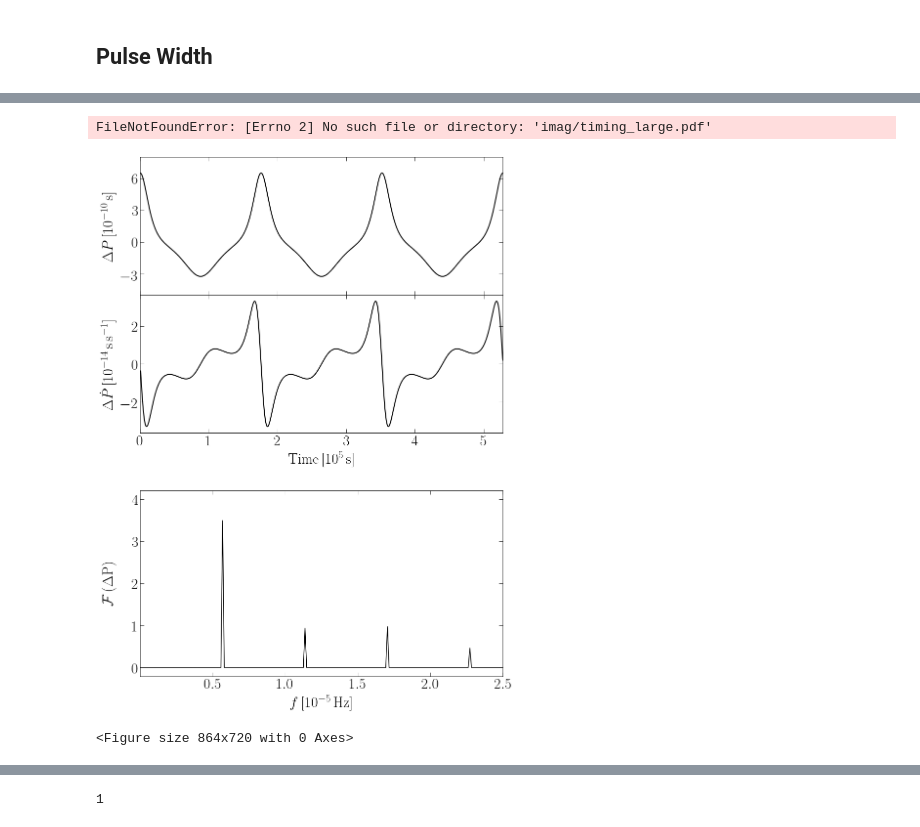
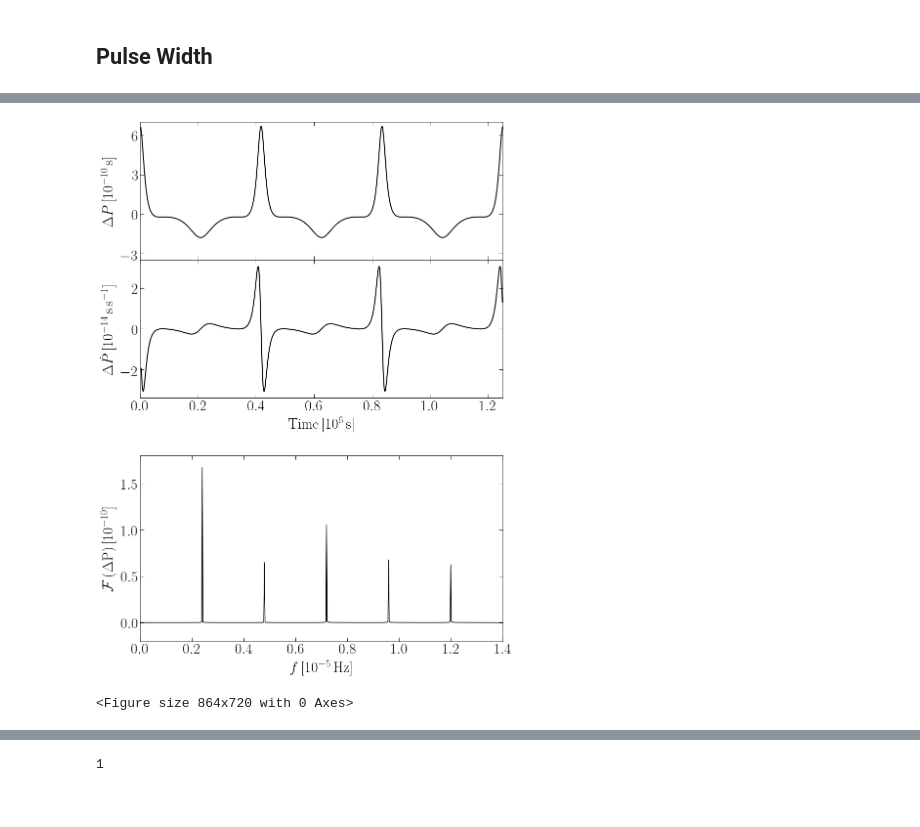
Before and after one commit to GravYong/Free_Precession_NS, a Jupyter notebook: timing.ipynb, the cells around one changed output, grey strips where cells are left out. Saved outputs shown, nothing was run; the diff lists cells and outputs as text; code cells hidden in the pictures.

```diff
--- a/timing.ipynb
+++ b/timing.ipynb
@@ -91,55 +93,54 @@ data3 = np.genfromtxt('data/timing_large.dat')
 t=data3[:,0]
 hp1=data3[:,1]
 dot1 = np.gradient(hp1)/np.gradient(t)
-top_axes[0].plot(t/1e5, hp1/1e-10, linewidth=2,color='k')
+top_axes[0].plot(t/1e6, hp1/1e-10, linewidth=2,color='k')
 top_axes[0].set_ylabel(r'$\Delta P\,[10^{-10}\,\rm{ s}]$',fontsize=30)
 top_axes[0].tick_params(labelsize=30)
 top_axes[0].yaxis.set_major_locator(y_major_locator1)
-top_axes[0].set_ylim(-5,8)
+top_axes[0].set_ylim(-3.5,7)
 
-top_axes[1].plot(t/1e5, dot1/1e-14, linewidth=2, color="k")
+top_axes[1].plot(t/1e6, dot1/1e-14, linewidth=2, color="k")
 top_axes[1].set_ylabel(r'$\Delta \dot{P}\,[10^{-14} \, {\rm s\,s^{-1}}]$',fontsize=30)
 top_axes[1].tick_params(labelsize=30)
-top_axes[1].set_xlabel(r'$\rm{Time\,[10^{5}\,s]}$',fontsize=30)
+top_axes[1].set_xlabel(r'$\rm{Time\,[10^{6}\,s]}$',fontsize=30)
 top_axes[1].yaxis.set_major_locator(y_major_locator2)
-top_axes[1].set_xlim(0,5.28162)
+top_axes[1].set_xlim(0,1.25168)
 
 bottomax = fig.add_subplot(gs_base[2,:])
 data = np.genfromtxt('data/timing_large_FFT.dat')
 t=data[:,0]
 hp3=data[:,1]
-hp4=data[:,2]
+
 hp=np.nan_to_num(hp3)
-hp1=np.nan_to_num(hp4)
+
 fft_hp = fft(hp)
-fft_hp1=fft(hp1)
+
 n1=len(t)
 T=t[-1]/(n1-1)
 plt.figure(figsize=(12,10))
 xf= np.linspace(0.0, 1.0/(2.0*T), n1//2)
 ps = 2.0/n1 * np.abs(fft_hp[0:n1//2])
-ps1= 2.0/n1 * np.abs(fft_hp1[0:n1//2])
+
 bottomax.plot(xf/1e-5, ps/1e-10, color='k')
 # plt.semilogy(xf, ps1)
 bottomax.set_xlabel(r'$f\,[10^{-5}\,\rm{Hz}]$',fontsize=30)
-bottomax.set_ylabel(r'$\rm{\mathcal{F}\,(\Delta P)}$',fontsize=30)
-bottomax.set_xlim(0,2.5)
-bottomax.set_ylim(-0.20,4.2)
+bottomax.set_ylabel(r'$\rm{\mathcal{F}\,(\Delta P)\,[10^{-10}]}$',fontsize=30)
+bottomax.set_xlim(0,1.4)
+bottomax.set_ylim(-0.20,1.8)
 bottomax.tick_params(labelsize=30)
 bottomax.yaxis.set_major_locator(y_major_locator3)
-bottomax.set_xticks([0.5,1.0,1.5,2.0,2.5])
+bottomax.set_yticks([0,0.5,1.0,1.5])
 # Hide shared x-tick labels
 for ax in top_axes[:-1]:
     plt.setp(ax.get_xticklabels(), visible=False)
 
 fig.align_labels()
 fig.tight_layout(rect=[0.0,0.05,0.98,0.99])
 # fig.tight_layout(pad=0)
-plt.savefig("timing_large.pdf", format='pdf')
-with PdfPages('imatiming_large.pdf') as pdf:
+plt.savefig("image/timing_large.pdf", format='pdf')
+with PdfPages('image/timing_large.pdf') as pdf:
     pdf.savefig(fig)
 # %% [output]
+[figure, new version]
-FileNotFoundError: [Errno 2] No such file or directory: 'imag/timing_large.pdf'
+<Figure size 864x720 with 0 Axes>
-[figure, old version]
-<Figure size 864x720 with 0 Axes>
 # %%
```
Also changed, not shown: parts of 3 cells of this notebook, 13 other files.
